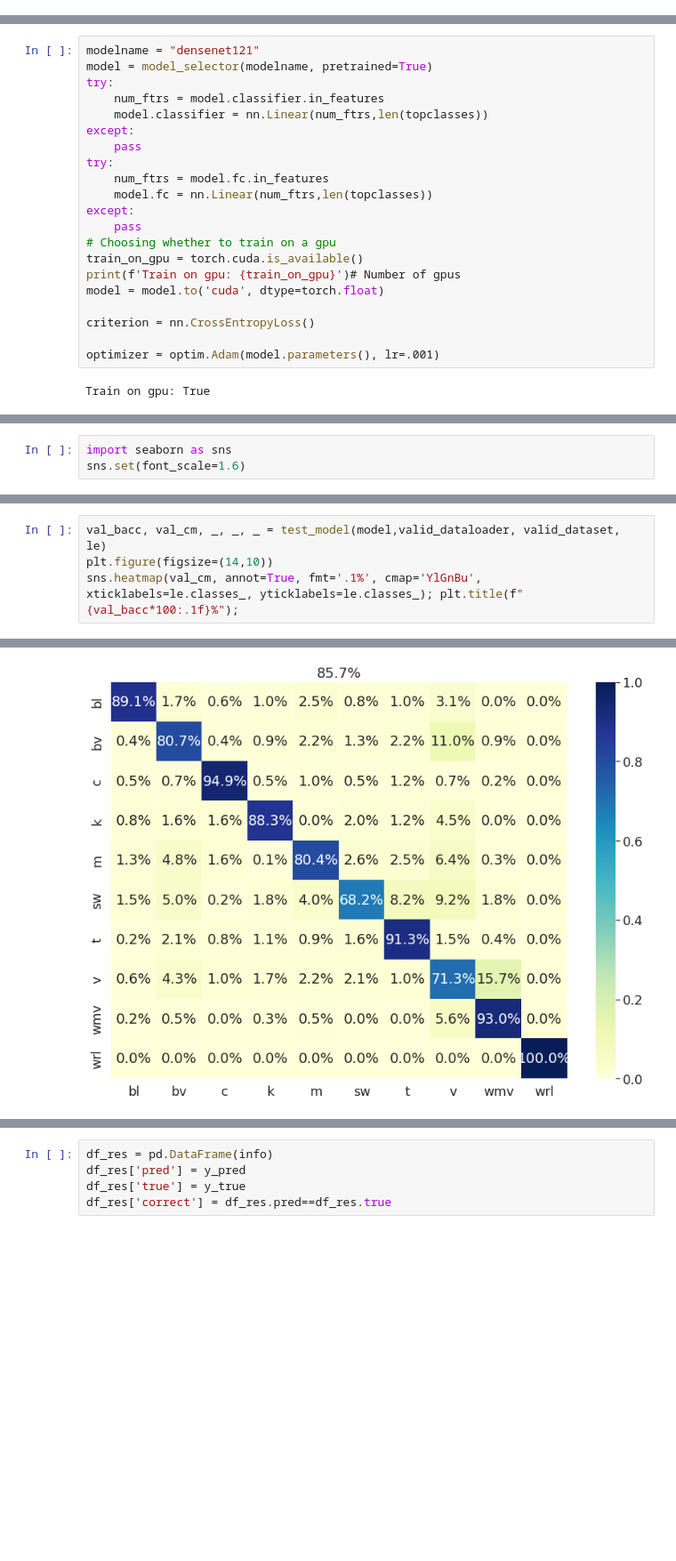
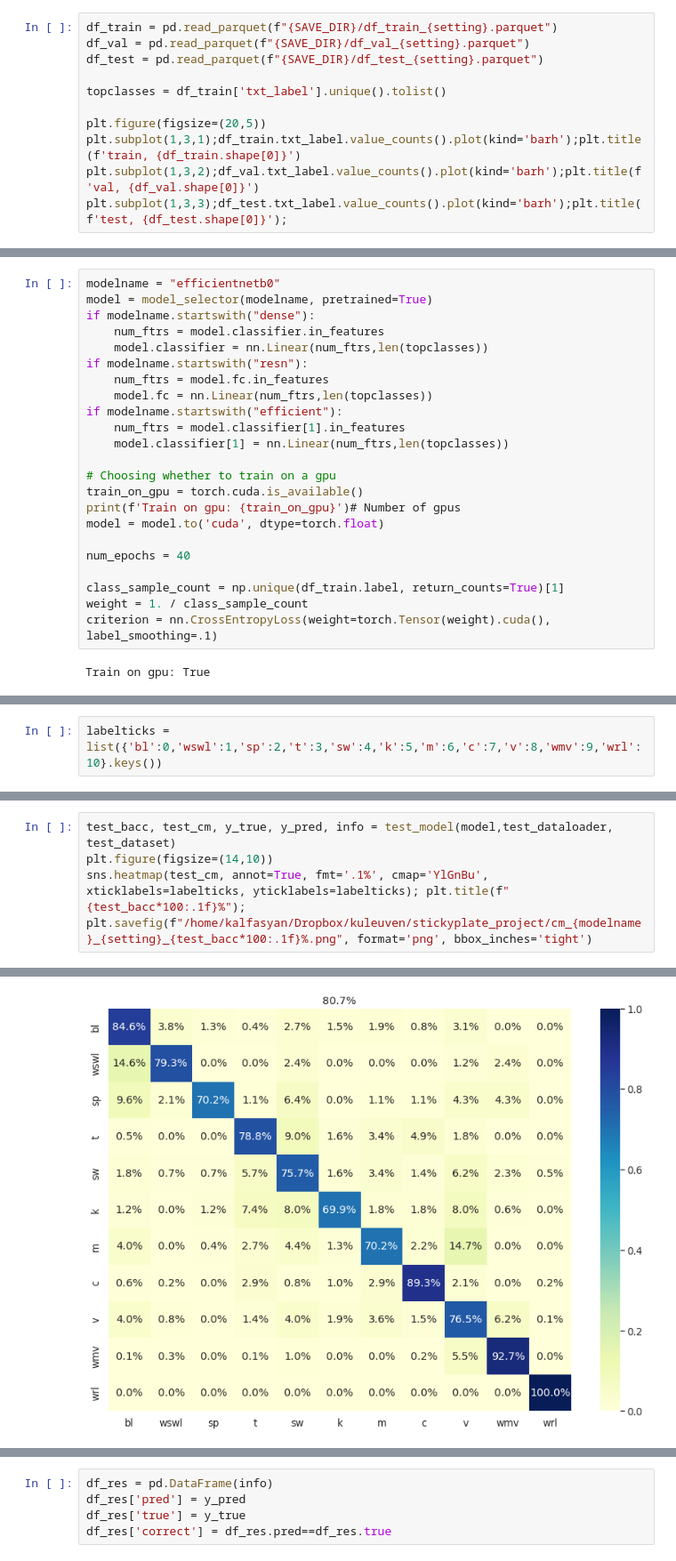
Before and after one commit to kalfasyan/stickybugs-ai, a Jupyter notebook: 003_Results.ipynb, the cells around one changed output, grey strips where cells are left out. Shown: that part at 89% size. Drawn from its saved outputs; the diff is of its cells as text; blank space fills up the shorter version.

```diff
--- a/003_Results.ipynb
+++ b/003_Results.ipynb
@@ -81,0 +49,11 @@ plt.subplot(1,3,3);df_test.label.value_counts().plot(kind='barh');plt.title(f'te
+# %%
+df_train = pd.read_parquet(f"{SAVE_DIR}/df_train_{setting}.parquet")
+df_val = pd.read_parquet(f"{SAVE_DIR}/df_val_{setting}.parquet")
+df_test = pd.read_parquet(f"{SAVE_DIR}/df_test_{setting}.parquet")
+
+topclasses = df_train['txt_label'].unique().tolist()
+
+plt.figure(figsize=(20,5))
+plt.subplot(1,3,1);df_train.txt_label.value_counts().plot(kind='barh');plt.title(f'train, {df_train.shape[0]}')
+plt.subplot(1,3,2);df_val.txt_label.value_counts().plot(kind='barh');plt.title(f'val, {df_val.shape[0]}')
+plt.subplot(1,3,3);df_test.txt_label.value_counts().plot(kind='barh');plt.title(f'test, {df_test.shape[0]}');
@@ -123,26 +118,28 @@ test_dataloader = DataLoader(test_dataset, batch_size=batch_size_val, shuffle=Fa
 # %%
 torch.backends.cudnn.benchmark = True
 # %%
-modelname = "densenet121"
+modelname = "efficientnetb0"
 model = model_selector(modelname, pretrained=True)
-try:
+if modelname.startswith("dense"):
     num_ftrs = model.classifier.in_features
     model.classifier = nn.Linear(num_ftrs,len(topclasses))
-except:
-    pass
-try:
+if modelname.startswith("resn"):
     num_ftrs = model.fc.in_features
     model.fc = nn.Linear(num_ftrs,len(topclasses))
-except:
-    pass
+if modelname.startswith("efficient"):
+    num_ftrs = model.classifier[1].in_features
+    model.classifier[1] = nn.Linear(num_ftrs,len(topclasses))
+
 # Choosing whether to train on a gpu
 train_on_gpu = torch.cuda.is_available()
 print(f'Train on gpu: {train_on_gpu}')# Number of gpus
 model = model.to('cuda', dtype=torch.float)
 
-criterion = nn.CrossEntropyLoss()
+num_epochs = 40
 
-optimizer = optim.Adam(model.parameters(), lr=.001)
+class_sample_count = np.unique(df_train.label, return_counts=True)[1]
+weight = 1. / class_sample_count
+criterion = nn.CrossEntropyLoss(weight=torch.Tensor(weight).cuda(), label_smoothing=.1)
 # %% [output]
 Train on gpu: True
 # %%
@@ -149,5 +148,4 @@ Train on gpu: True
 model, optimizer = load_checkpoint(f'{SAVE_DIR}/{modelname}_{setting}_best.pth.tar', model, optimizer)
 model = model.to('cuda', dtype=torch.float)
-# %%
-import seaborn as sns
-sns.set(font_scale=1.6)
+# %%
+labelticks = list({'bl':0,'wswl':1,'sp':2,'t':3,'sw':4,'k':5,'m':6,'c':7,'v':8,'wmv':9,'wrl':10}.keys())
@@ -177,5 +165,6 @@ Confusion matrix:
 # %%
-val_bacc, val_cm, _, _, _ = test_model(model,valid_dataloader, valid_dataset, le)
+test_bacc, test_cm, y_true, y_pred, info = test_model(model,test_dataloader, test_dataset)
 plt.figure(figsize=(14,10))
-sns.heatmap(val_cm, annot=True, fmt='.1%', cmap='YlGnBu', xticklabels=le.classes_, yticklabels=le.classes_); plt.title(f"{val_bacc*100:.1f}%");
+sns.heatmap(test_cm, annot=True, fmt='.1%', cmap='YlGnBu', xticklabels=labelticks, yticklabels=labelticks); plt.title(f"{test_bacc*100:.1f}%");
+plt.savefig(f"/home/kalfasyan/Dropbox/kuleuven/stickyplate_project/cm_{modelname}_{setting}_{test_bacc*100:.1f}%.png", format='png', bbox_inches='tight')
 # %% [output]
@@ -199 +171 @@ Confusion matrix:
-[figure, old version]
+[figure, new version]
```
Also changed, not shown: parts of 36 cells of this notebook, 3 other files.
